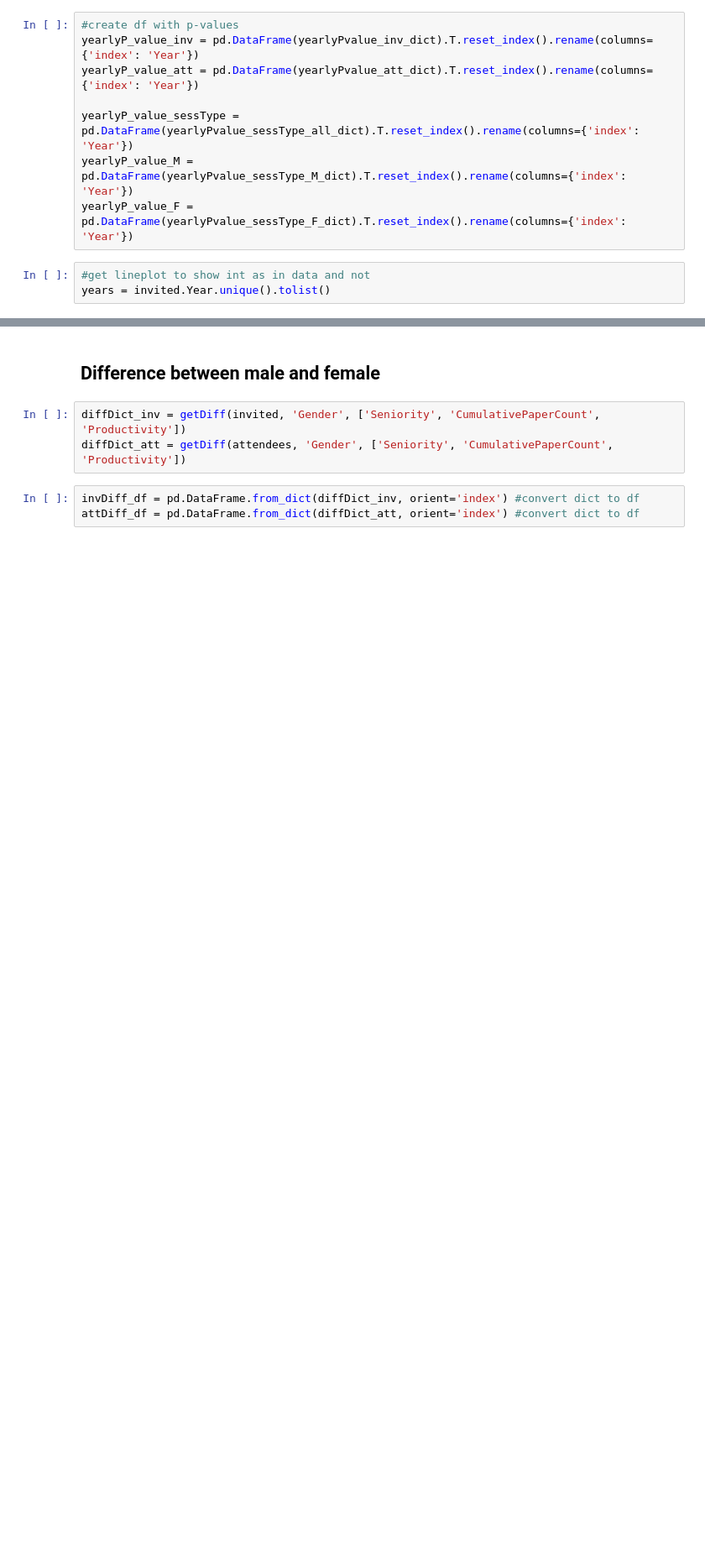
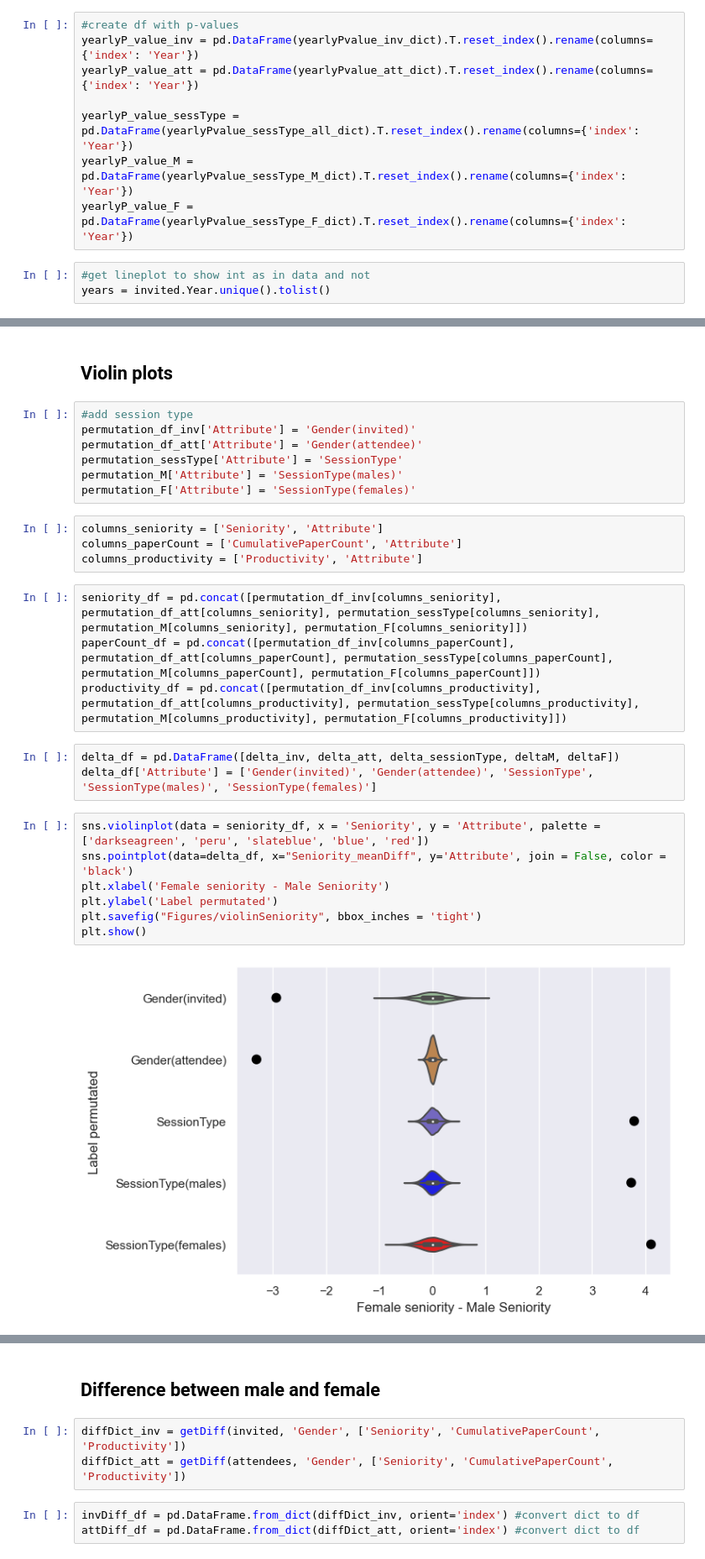
Before and after one commit to EllenWM/Evolution-of-Gender-Diversity-in-Physics-Conferences, a Jupyter notebook: PermutationTest.ipynb, the cells around one changed output, grey strips where cells are left out. Shown at 84% size. Saved outputs shown, nothing was run; the diff lists cells and outputs as text; blank space fills up the shorter version.

```diff
--- a/PermutationTest.ipynb
+++ b/PermutationTest.ipynb
@@ -435,0 +421,29 @@ sns.violinplot(data=df, x="class", y="age", hue="alive", split=True, inner="quar
+# %% [markdown]
+## Violin plots
+# %%
+#add session type
+permutation_df_inv['Attribute'] = 'Gender(invited)'
+permutation_df_att['Attribute'] = 'Gender(attendee)'
+permutation_sessType['Attribute'] = 'SessionType'
+permutation_M['Attribute'] = 'SessionType(males)'
+permutation_F['Attribute'] = 'SessionType(females)'
+# %%
+columns_seniority = ['Seniority', 'Attribute']
+columns_paperCount = ['CumulativePaperCount', 'Attribute']
+columns_productivity = ['Productivity', 'Attribute']
+# %%
+seniority_df = pd.concat([permutation_df_inv[columns_seniority], permutation_df_att[columns_seniority], permutation_sessType[columns_seniority], permutation_M[columns_seniority], permutation_F[columns_seniority]])
+paperCount_df = pd.concat([permutation_df_inv[columns_paperCount], permutation_df_att[columns_paperCount], permutation_sessType[columns_paperCount], permutation_M[columns_paperCount], permutation_F[columns_paperCount]])
+productivity_df = pd.concat([permutation_df_inv[columns_productivity], permutation_df_att[columns_productivity], permutation_sessType[columns_productivity], permutation_M[columns_productivity], permutation_F[columns_productivity]])
+# %%
+delta_df = pd.DataFrame([delta_inv, delta_att, delta_sessionType, deltaM, deltaF])
+delta_df['Attribute'] = ['Gender(invited)', 'Gender(attendee)', 'SessionType', 'SessionType(males)', 'SessionType(females)']
+# %%
+sns.violinplot(data = seniority_df, x = 'Seniority', y = 'Attribute', palette = ['darkseagreen', 'peru', 'slateblue', 'blue', 'red'])
+sns.pointplot(data=delta_df, x="Seniority_meanDiff", y='Attribute', join = False, color = 'black')
+plt.xlabel('Female seniority - Male Seniority')
+plt.ylabel('Label permutated')
+plt.savefig("Figures/violinSeniority", bbox_inches = 'tight')
+plt.show()
+# %% [output]
+[figure, added]
```
Also changed, not shown: parts of 27 cells of this notebook.
